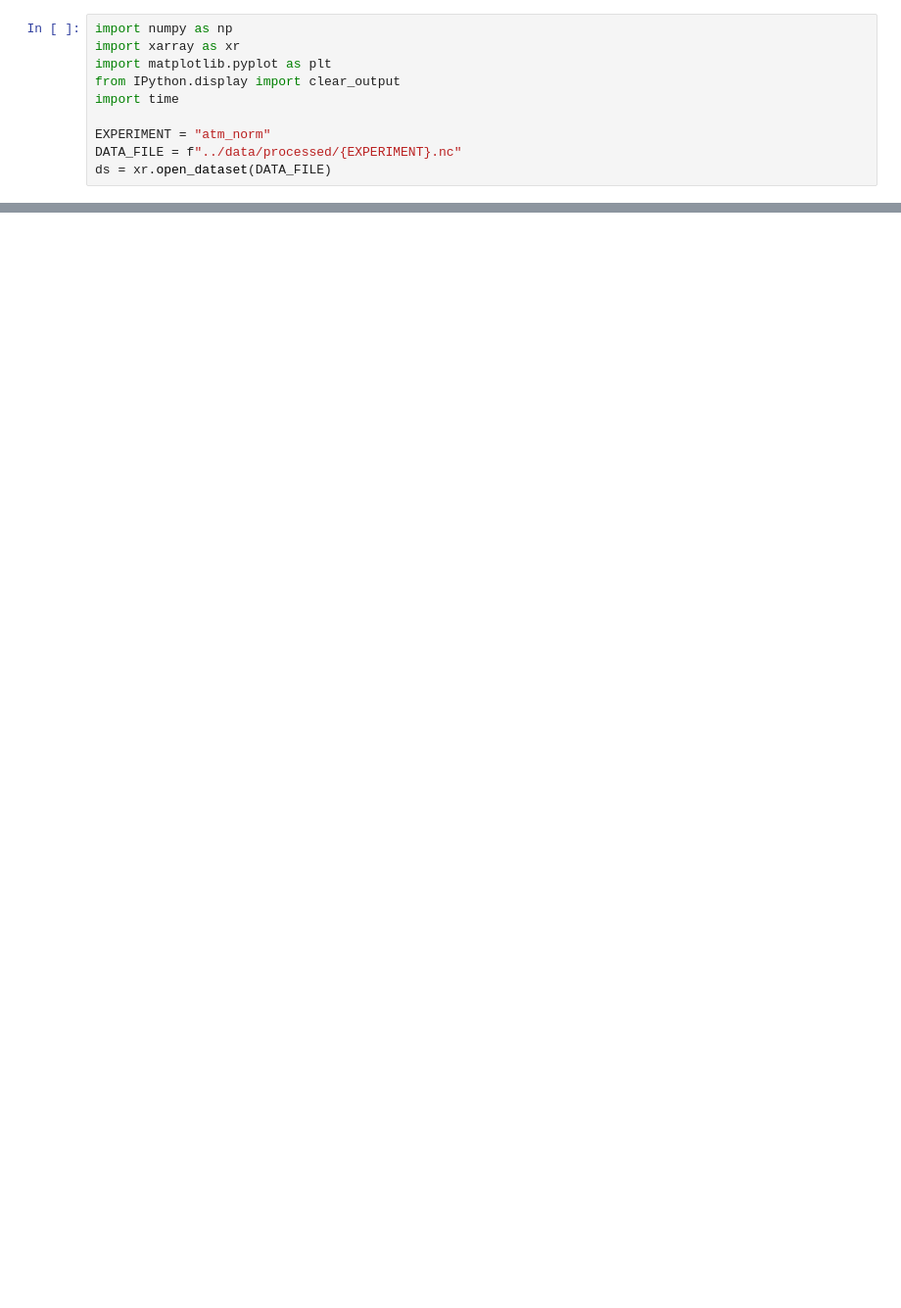
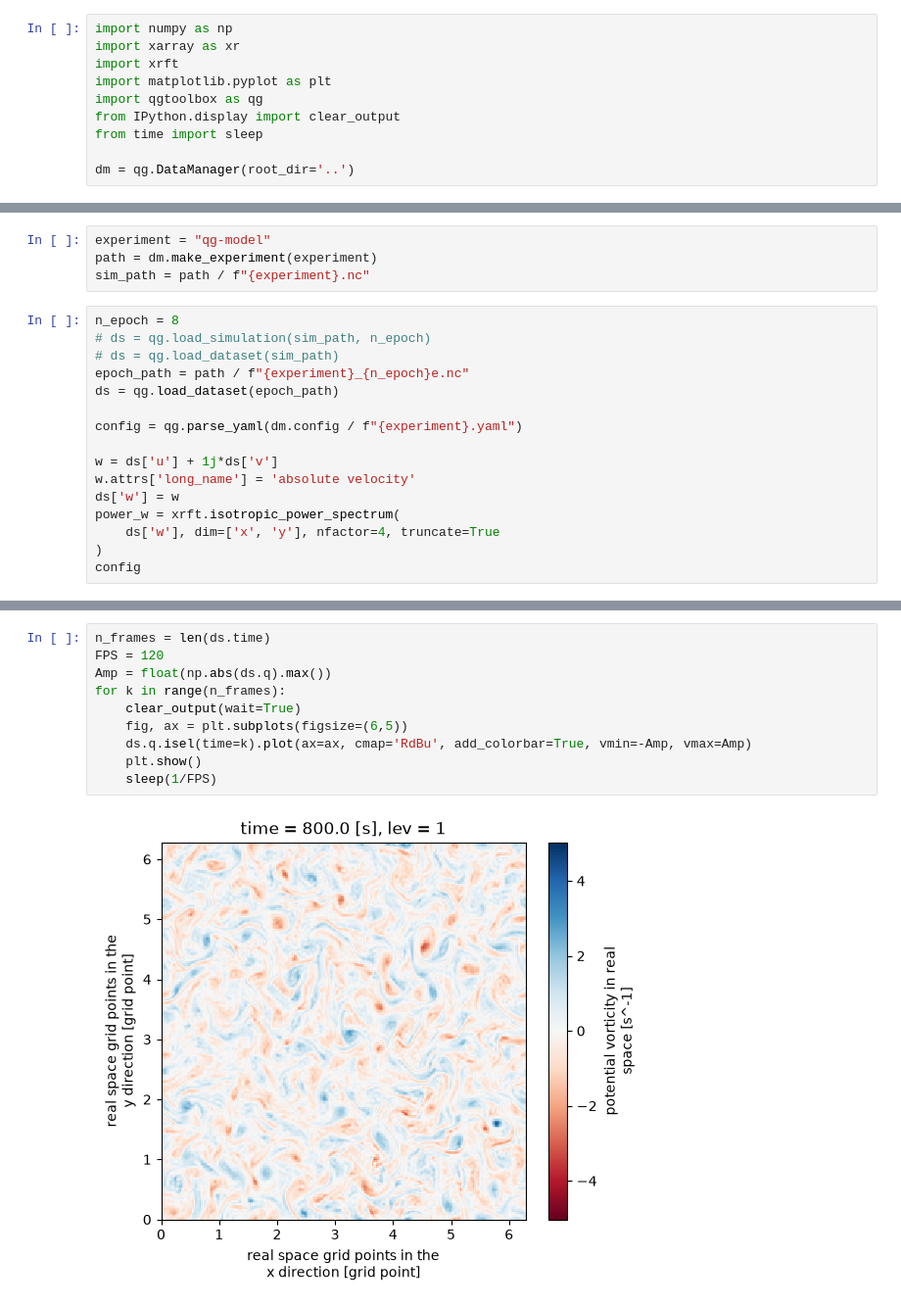
Before and after one commit to arikallis-j/wavelet-jet-analysis, a Jupyter notebook: research/analysis.ipynb, the cells around one changed output, grey strips where cells are left out. Shown at 98% size. Cells and saved outputs as stored; diff of their text form; blank space fills up the shorter version.

```diff
--- a/research/analysis.ipynb
+++ b/research/analysis.ipynb
@@ -1,10 +1,10 @@
 # %%
 import numpy as np
 import xarray as xr
+import xrft
 import matplotlib.pyplot as plt
+import qgtoolbox as qg
 from IPython.display import clear_output
-import time
+from time import sleep
 
-EXPERIMENT = "atm_norm"
-DATA_FILE = f"../data/processed/{EXPERIMENT}.nc"
-ds = xr.open_dataset(DATA_FILE)
+dm = qg.DataManager(root_dir='..')
@@ -34,0 +11,20 @@ Data variables:
+# %%
+experiment = "qg-model"
+path = dm.make_experiment(experiment)
+sim_path = path / f"{experiment}.nc"
+# %%
+n_epoch = 8
+# ds = qg.load_simulation(sim_path, n_epoch)
+# ds = qg.load_dataset(sim_path)
+epoch_path = path / f"{experiment}_{n_epoch}e.nc"
+ds = qg.load_dataset(epoch_path)
+
+config = qg.parse_yaml(dm.config / f"{experiment}.yaml")
+
+w = ds['u'] + 1j*ds['v']
+w.attrs['long_name'] = 'absolute velocity'
+ds['w'] = w
+power_w = xrft.isotropic_power_spectrum(
+    ds['w'], dim=['x', 'y'], nfactor=4, truncate=True
+)
+config
@@ -34,0 +42,12 @@ Data variables:
+# %%
+n_frames = len(ds.time)
+FPS = 120
+Amp = float(np.abs(ds.q).max())
+for k in range(n_frames):
+    clear_output(wait=True)
+    fig, ax = plt.subplots(figsize=(6,5))
+    ds.q.isel(time=k).plot(ax=ax, cmap='RdBu', add_colorbar=True, vmin=-Amp, vmax=Amp)
+    plt.show()
+    sleep(1/FPS)
+# %% [output]
+[figure, added]
```
Also changed, not shown: parts of 8 cells of this notebook, 24 other files.
